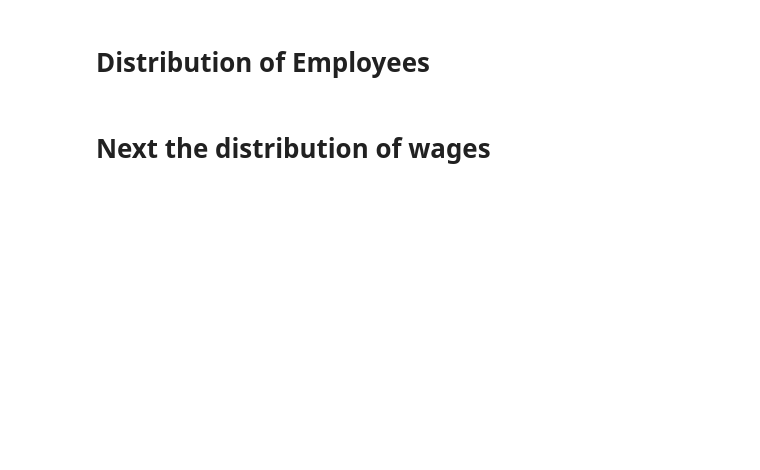
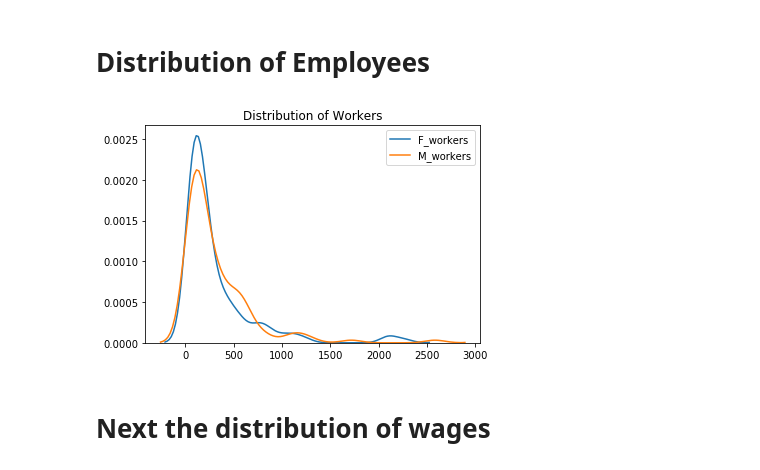
Before and after one commit to Schmidt8181/CapstoneProject, a Jupyter notebook: CapstoneProject.ipynb, the cells around one changed output. Drawn from its saved outputs; the diff is of its cells as text; code cells hidden in the pictures; blank space fills up the shorter version.

```diff
--- a/CapstoneProject.ipynb
+++ b/CapstoneProject.ipynb
@@ -96,30 +90,0 @@ dtype: int64
-# %%
-categories = []
-for i in genderwage['Occupation']:
-    if i.isupper()==True:
-        categories.append(i)
-
-genderwage.insert(1, 'Occupation_Category', 0)
-
-cat_count = -1
-index_copy = pd.Index(list(genderwage['Occupation']))
-for x in genderwage['Occupation']:
-    current_index = index_copy.get_loc(x)
-    genderwage.iloc[current_index,
-                    genderwage.columns.get_loc('Occupation_Category')] = cat_count
-    if x.isupper():
-        cat_count = cat_count + 1
-        genderwage.iloc[current_index,
-                        genderwage.columns.get_loc('Occupation_Category')] = cat_count
-
-genderwage.insert(1, 'Occupation_Category_label', 0)
-
-cat_label = 'nothing'
-for x in genderwage['Occupation']:
-    current_index = index_copy.get_loc(x)
-    genderwage.iloc[current_index,
-                    genderwage.columns.get_loc('Occupation_Category_label')] = cat_label
-    if x.isupper():
-        cat_label = x
-        genderwage.iloc[current_index,
-                        genderwage.columns.get_loc('Occupation_Category_label')] = cat_label
@@ -187,9 +183,10 @@ cleanedgenderwage['Occupation_Category_label'].value_counts()
 # %%
 sns.kdeplot(data=cleanedgenderwage['F_workers'])
 sns.kdeplot(data=cleanedgenderwage['M_workers'])
-plt.xlabel('Number of employees')
 plt.title('Distribution of Workers')
 plt.show()
+# %% [output]
+[figure, added]
 # %% [markdown]
 # Next the distribution of wages
 # %%
```
Also changed, not shown: parts of 31 cells of this notebook, 1 other file.
